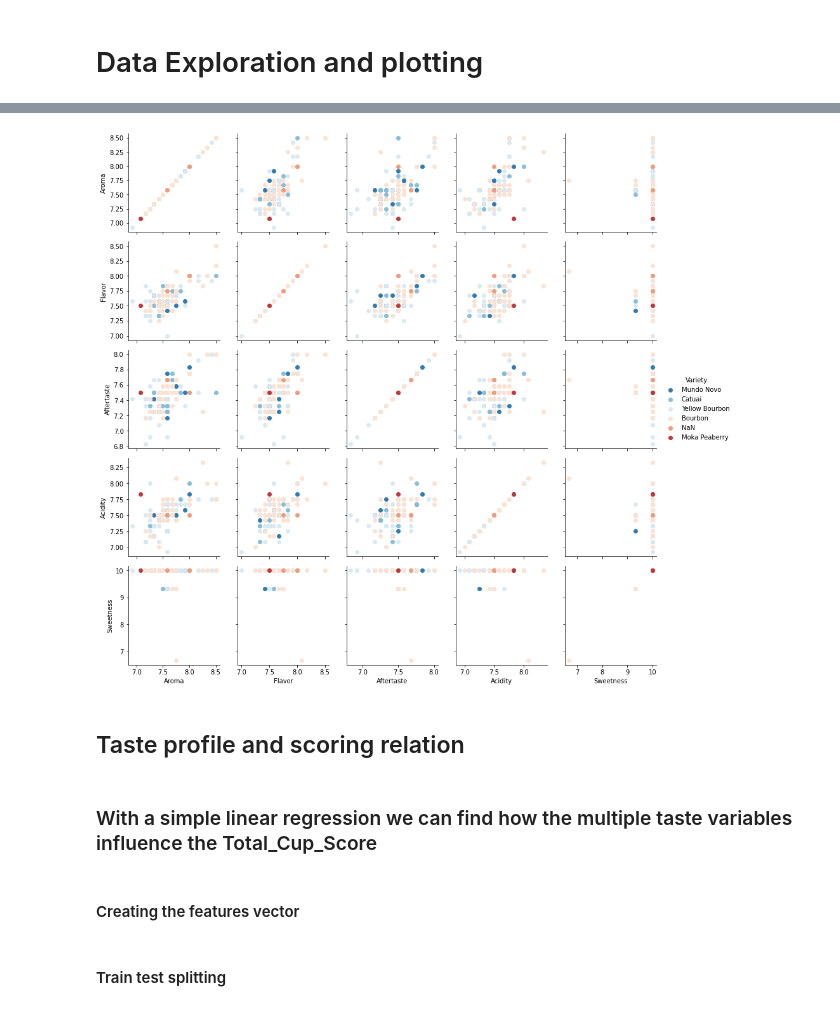
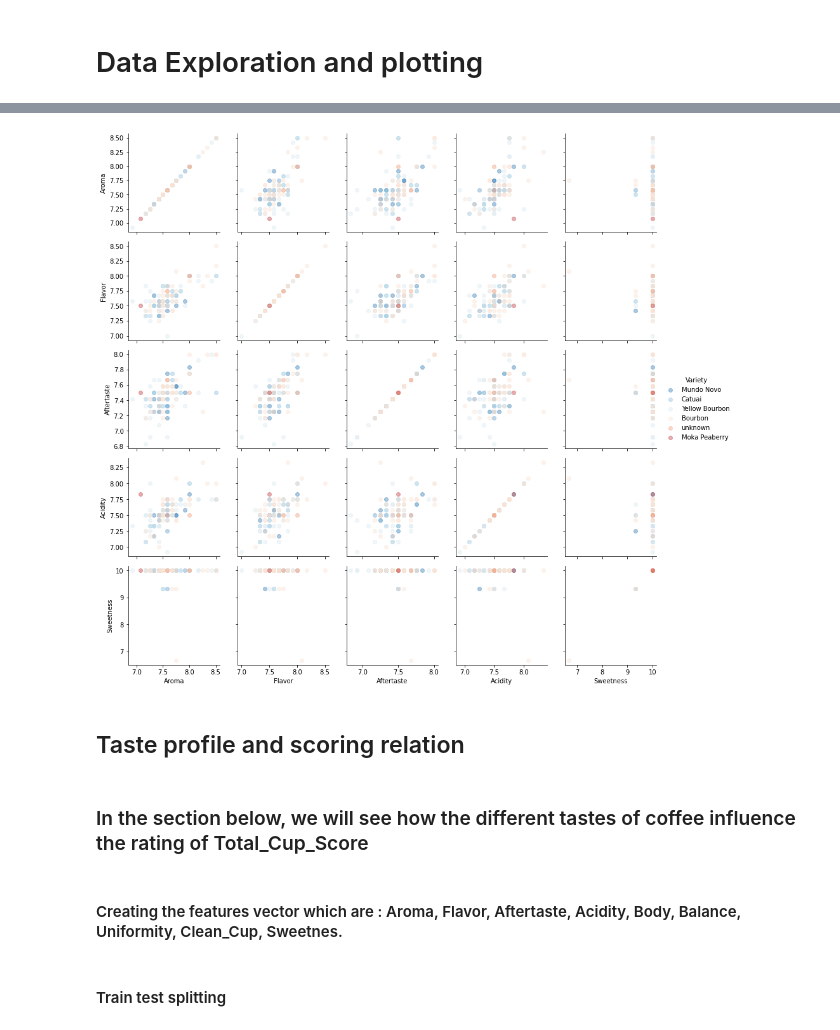
Before and after one commit to Thiziri-Hafir/Donnees_Massives, a Jupyter notebook: quarto.ipynb, the cells around one changed output, grey strips where cells are left out. Drawn from its saved outputs; the diff is of its cells as text; code cells hidden in the pictures.

```diff
--- a/quarto.ipynb
+++ b/quarto.ipynb
@@ -36,6 +44,9 @@ from pyspark.sql.types import *
 
 # Auxiliar functions
 def equivalent_type(f):
+    """
+         Function that changes the input Python type to PySpark type
+    """
     if f == 'datetime64[ns]': return TimestampType()
     elif f == 'int64': return LongType()
     elif f == 'int32': return IntegerType()
@@ -44,12 +55,18 @@ def equivalent_type(f):
     else: return StringType()
 
 def define_structure(string, format_type):
+    """
+         Function that define the structure of the input
+    """
     try: typo = equivalent_type(format_type)
     except: typo = StringType()
     return StructField(string, typo)
 
 # Given pandas dataframe, it will return a spark's dataframe.
 def pandas_to_spark(pandas_df):
+    """
+         Function that transforms an input pandas dataframe to a spark dataframe
+    """
     columns = list(pandas_df.columns)
     types = list(pandas_df.dtypes)
     struct_list = []
@@ -61,0 +77,5 @@ df_arabica = pandas_to_spark(raw_arabica)
+# %%
+# Creaate a spark dataframe from our initial pandas dataframe
+
+raw_arabica[['Variety']]= raw_arabica[['Variety']].fillna('unknown')
+df_arabica = pandas_to_spark(raw_arabica)
@@ -245,5 +289,3 @@ df_arabica.show(10)
 only showing top 10 rows
-# %%
-df_arabica = df_arabica.na.fill(value='unknown',subset=["Variety"])
 # %% [markdown]
 # Data Exploration and plotting
@@ -259,18 +310,19 @@ fig.show()
 # %%
 import seaborn as sns
 import matplotlib.pyplot as plt
+
 g = sns.PairGrid(df_arabica.toPandas(), vars=['Aroma','Flavor','Aftertaste','Acidity','Sweetness'],
                  hue='Variety', palette='RdBu_r')
-g.map(plt.scatter, alpha=0.99)
+g.map(plt.scatter, alpha=0.4)
 g.add_legend();
 # %% [output]
-[figure, old version]
+[figure, new version]
 # %% [markdown]
 ## Taste profile and scoring relation
-# %% [markdown]
-### With a simple linear regression we can find how the multiple taste variables influence the Total_Cup_Score
+# %% [markdown]
+### In the section below, we will see how the different tastes of coffee influence the rating of Total_Cup_Score
 # %% [markdown]
-#### Creating the features vector
+#### Creating the features vector which are : Aroma, Flavor, Aftertaste, Acidity, Body, Balance, Uniformity, Clean_Cup, Sweetnes.
 # %%
 from pyspark.ml.feature import VectorAssembler
 vectorAssembler = VectorAssembler(inputCols = ["Aroma","Flavor","Aftertaste",\
```
Also changed, not shown: parts of 58 cells of this notebook.
